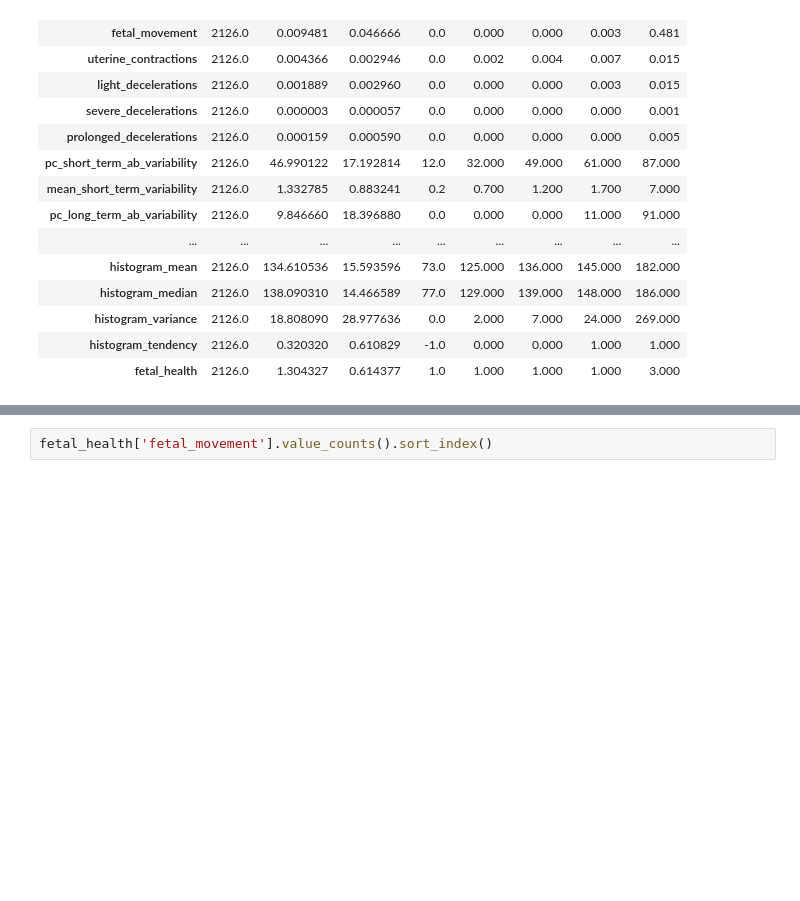
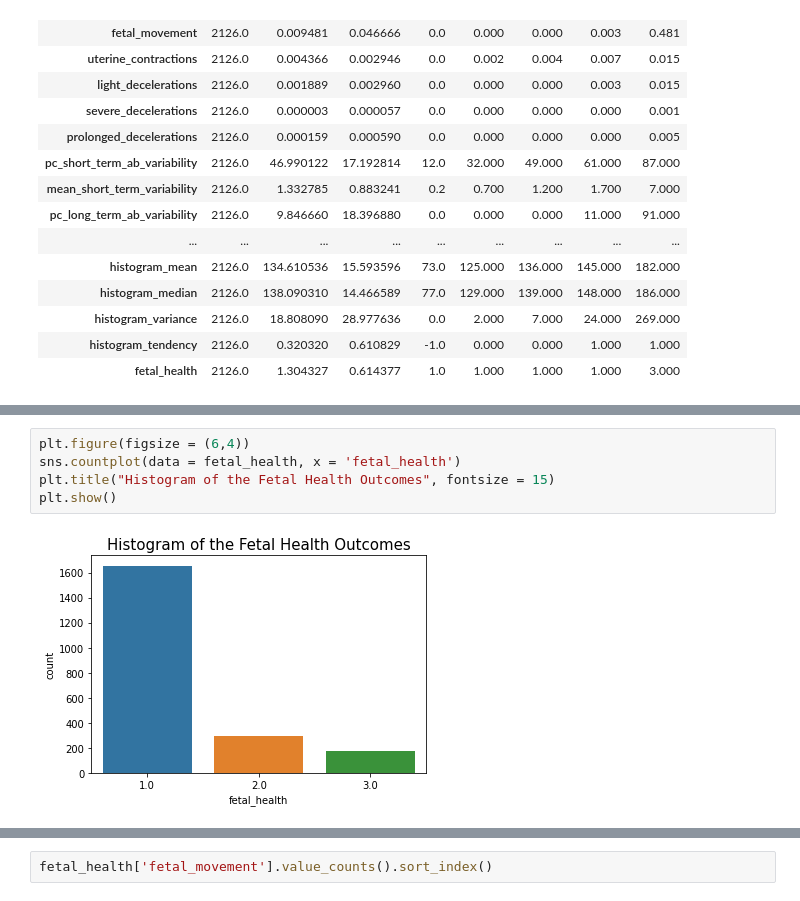
Before and after one commit to halepino/FetalHealth_PredictiveAnalytics, a Jupyter notebook: FetalHealth_FigueroaSchwartzwald.ipynb, the cells around one changed output, grey strips where cells are left out. Drawn from its saved outputs; the diff is of its cells as text; blank space fills up the shorter version.

```diff
--- a/FetalHealth_FigueroaSchwartzwald.ipynb
+++ b/FetalHealth_FigueroaSchwartzwald.ipynb
@@ -170,0 +161,7 @@ Our target feature is a categorical class for fetal heart health with 1 = Normal
+# %%
+plt.figure(figsize = (6,4))
+sns.countplot(data = fetal_health, x = 'fetal_health')
+plt.title("Histogram of the Fetal Health Outcomes", fontsize = 15)
+plt.show()
+# %% [output]
+[figure, added]
```
Also changed, not shown: parts of 86 cells of this notebook.
